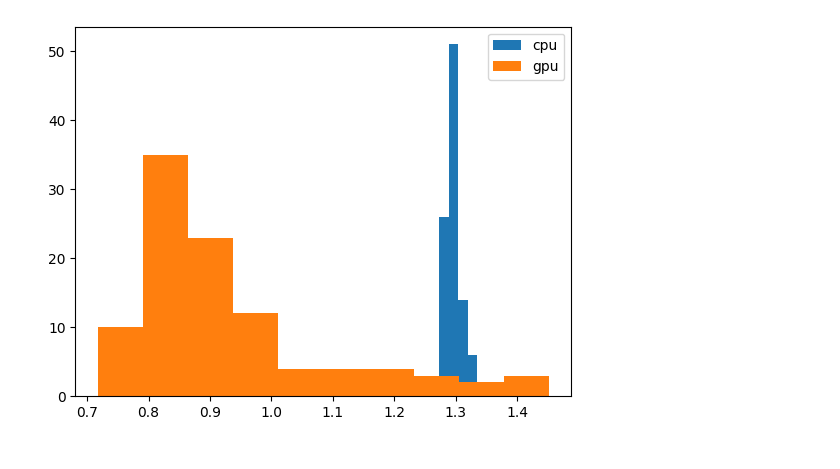
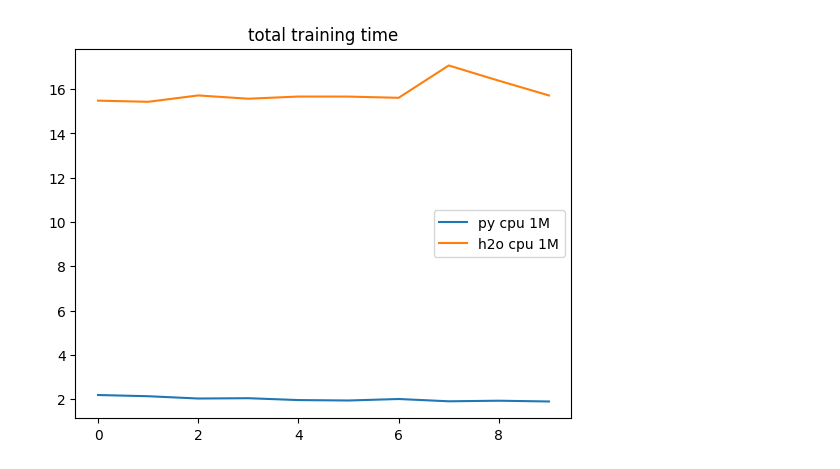
Before and after one commit to jonathankabala/xgboost_benchmark, a Jupyter notebook: src/misc.ipynb, the cells around one changed output. Drawn from its saved outputs; the diff is of its cells as text; code cells hidden in the pictures.

```diff
--- a/src/misc.ipynb
+++ b/src/misc.ipynb
@@ -120,0 +115,6 @@ plot_3d_gaussians(mean_a, std_a, mean_b, std_b)
+# %%
+files = {
+    "py cpu 1M": "logs_dev/pyxgboost/cpu_1M_20250919_092920/cpu_benchmark_detailed_times.csv",
+    "h2o cpu 1M": "logs_dev/h2oxgboost/cpu_1M_20250919_094350/cpu_benchmark_detailed_times.csv",
+    # "py gpu 1M": "logs_dev/pyxgboost/gpu_1M_20250919_092920/gpu_benchmark_detailed_times.csv"
+}
@@ -121,11 +130,14 @@ plot_3d_gaussians(mean_a, std_a, mean_b, std_b)
+# %%
+def plot_line_plots(files, column, title=""):
+    for experiment, file in files.items():
+        df = pd.read_csv(file)
+        plt.plot(df.index, df[column], label=experiment)
+
+    plt.legend()
+    plt.title(title)
+    plt.show()
+    # break
 # %%
-df_cpu = pd.read_csv("cpu_benchmark_detailed_times.csv")
-df_gpu = pd.read_csv("gpu_benchmark_detailed_times.csv")
-# df.head()
+plot_line_plots(files, column="full_train_total_s", title="total training time")
+# %% [output]
+[figure, added]
-# %%
-plt.hist(df_cpu.full_train_total_s, label="cpu")
-plt.hist(df_gpu.full_train_total_s, label="gpu")
-plt.legend()
-plt.show()
-# %% [output]
-[figure, removed]
```
Also changed, not shown: parts of 9 cells of this notebook, 5 other files.
